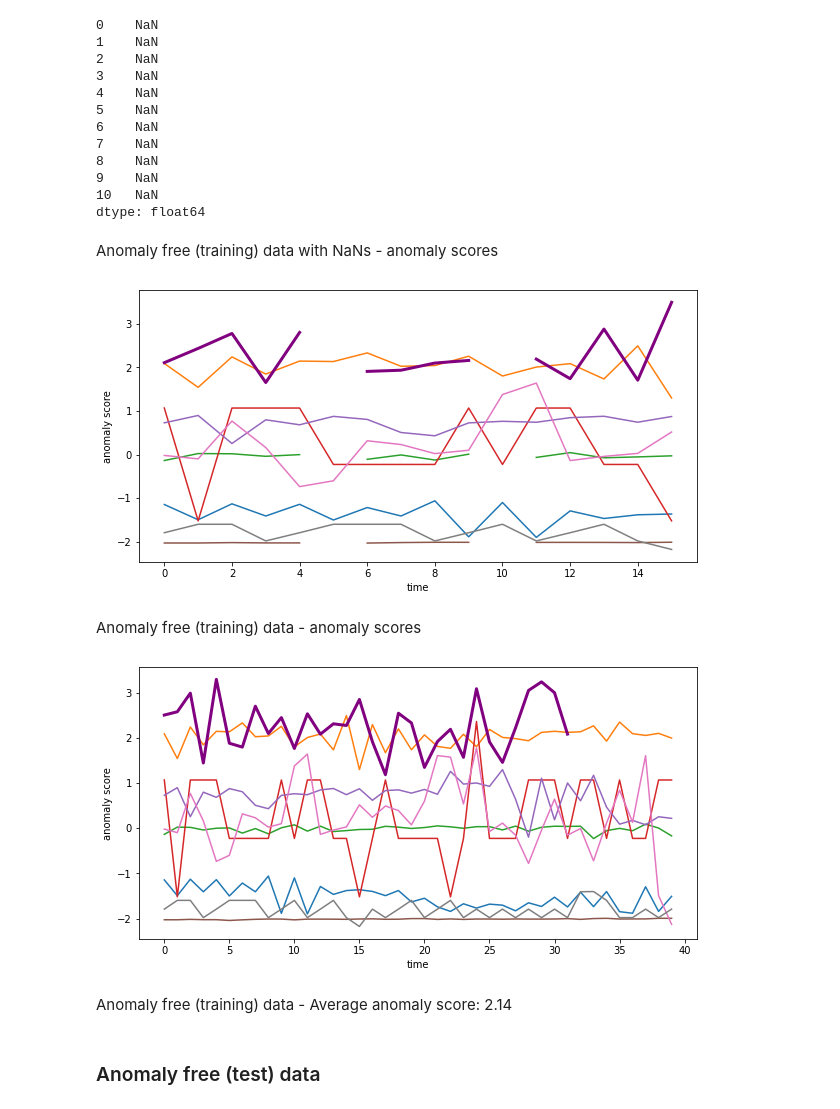
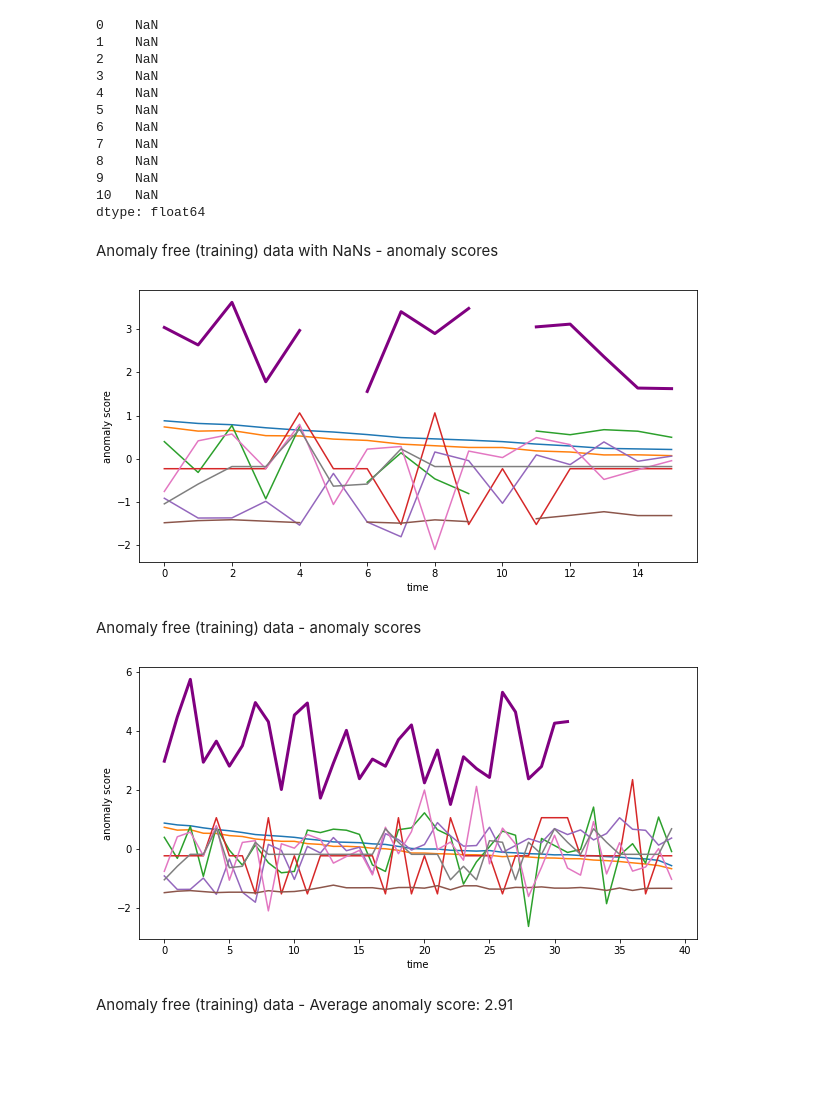
Before and after one commit to ivetasarfyova/TimeSeriesAnomalyDetectionAssignments, a Jupyter notebook: time_series_anomaly_detection/GAN-AD-SKAB.ipynb, the cells around one changed output. Saved outputs shown, nothing was run; the diff lists cells and outputs as text; code cells hidden in the pictures; blank space fills up the shorter version.

```diff
--- a/time_series_anomaly_detection/GAN-AD-SKAB.ipynb
+++ b/time_series_anomaly_detection/GAN-AD-SKAB.ipynb
@@ -58,3 +76,20 @@ df_anomalies_labels = df_anomalies_labels.drop(columns=['Accelerometer1RMS','Acc
+# %%
+# create test (single multivariate time series) dataset from the anomalies and neighbouring data points
+padding = 5
+df_test = df_original.iloc[min(anomalies_index)-padding:max(anomalies_index)+padding,:].copy().reset_index(drop=True)
+df_test_labels = pd.DataFrame(df_test.pop('anomaly'), columns=['anomaly'])
+df_test.drop(columns=['changepoint'], inplace=True)
+df_test['id'] = 0
+# %%
+# create train (multiple univariate time series) dataset without the anomalies and neighbouring data points
+df_train_0 = df_original.iloc[:min(anomalies_index)-padding,:].copy()
+df_train_1 = df_original.iloc[max(anomalies_index)+padding:,:].copy()
+
+df_train_0['id'] = 0
+df_train_1['id'] = 1
+
+df_train = pd.concat([df_train_0, df_train_1], ignore_index=True)
+df_train.drop(columns=['anomaly','changepoint'], inplace=True)
 # %% [markdown]
 ## Hyperparameter settings
 
@@ -66,11 +101,11 @@ window_size = 16
 shift = 5
 batch_size = 32
 latent_dim = 2
-epochs = 10000
+epochs = 20000
+threshold = 0.8
 # %% [markdown]
 ## Training
 # %%
-gan_ad = GAN_AD(window_size = window_size, shift = shift, batch_size = batch_size, latent_dim = latent_dim)
-gan_ad.fit(df_anomaly_free, epochs, save_checkpoints=True, enable_prints=True)
-gan_ad.save_model("gan_ad_" + str(date.today()) + "-skab.h5")
+gan_ad = GAN_AD(window_size=window_size, shift=shift, batch_size=batch_size, latent_dim=latent_dim, id_columns=['id'])
+gan_ad.fit(df_train, epochs, save_checkpoints=True, enable_prints=True)
 # %% [markdown]
@@ -101,12 +136,12 @@ anomaly_scores
 dtype: float64
 # %%
 # one window with NaN values
-window_with_nan = pd.DataFrame(df_anomaly_free[0:0+window_size].copy())
+window_with_nan = pd.DataFrame(df_train[0:0+window_size].copy())
 window_with_nan.iloc[[5,10], [2,5]] = np.nan
 
 display(Markdown('Anomaly free (training) data with NaNs - anomaly scores'))
 anomaly_scores = gan_ad.predict_anomaly_scores(window_with_nan)
-data = gan_ad.transform_data(window_with_nan)
+data = gan_ad.transform_data(window_with_nan.drop(columns=['id']))
 plt.figure(figsize=(10,5))
 plt.xlabel('time')
 plt.ylabel('anomaly score')
@@ -115,27 +150,25 @@ plt.plot(anomaly_scores, color='purple', lw=3)
 plt.show()
 # %% [output]
 Anomaly free (training) data with NaNs - anomaly scores
-[figure, old version]
+[figure, new version]
 # %%
 # more than one window
 display(Markdown('Anomaly free (training) data - anomaly scores'))
-anomaly_scores = gan_ad.predict_anomaly_scores(pd.DataFrame(df_anomaly_free[0:(2*window_size)+8]))
-data = gan_ad.transform_data(pd.DataFrame(df_anomaly_free[0:(2*window_size)+8]))
+anomaly_scores = gan_ad.predict_anomaly_scores(pd.DataFrame(df_train[0:(2*window_size)+8]))
+data = gan_ad.transform_data(pd.DataFrame(df_train[0:(2*window_size)+8]).drop(columns=['id']))
 plt.figure(figsize=(10,5))
 plt.xlabel('time')
 plt.ylabel('anomaly score')
 plt.plot(data)
 plt.plot(anomaly_scores, color='purple', lw=3)
 plt.show()
 # %% [output]
 Anomaly free (training) data - anomaly scores
-[figure, old version]
+[figure, new version]
 # %%
 # average anomaly score
-anomaly_scores = gan_ad.predict_anomaly_scores(pd.DataFrame(df_anomaly_free[0:(100*window_size)]))
-avg_score = anomaly_scores.sum()/(100*window_size)
+anomaly_scores = gan_ad.predict_anomaly_scores(pd.DataFrame(df_train[0:(40*window_size)]))
+avg_score = anomaly_scores.sum()/(40*window_size)
 display(Markdown('Anomaly free (training) data - Average anomaly score: %.2f' % avg_score))
 # %% [output]
-Anomaly free (training) data - Average anomaly score: 2.14
+Anomaly free (training) data - Average anomaly score: 2.91
-# %% [markdown]
-### Anomaly free (test) data
```
Also changed, not shown: parts of 27 cells of this notebook, 2 other files.
